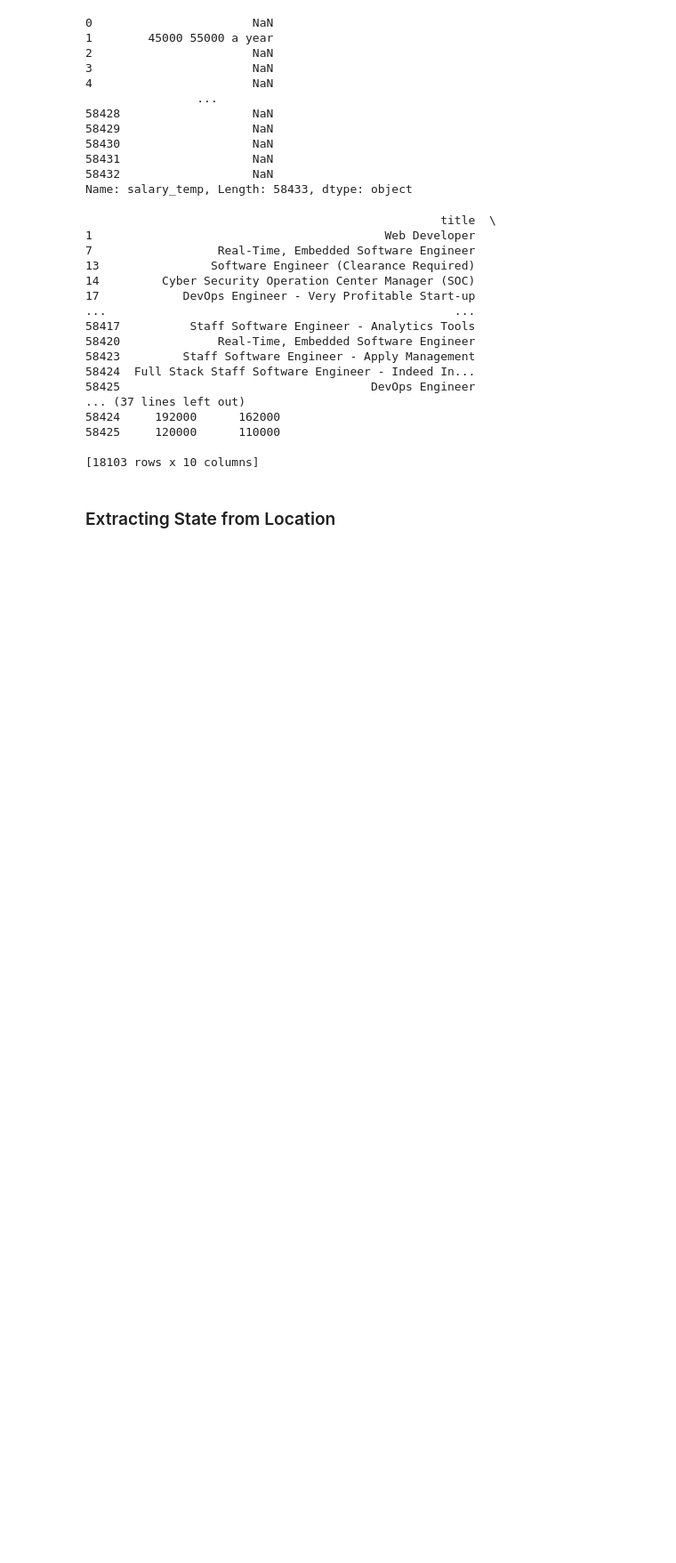
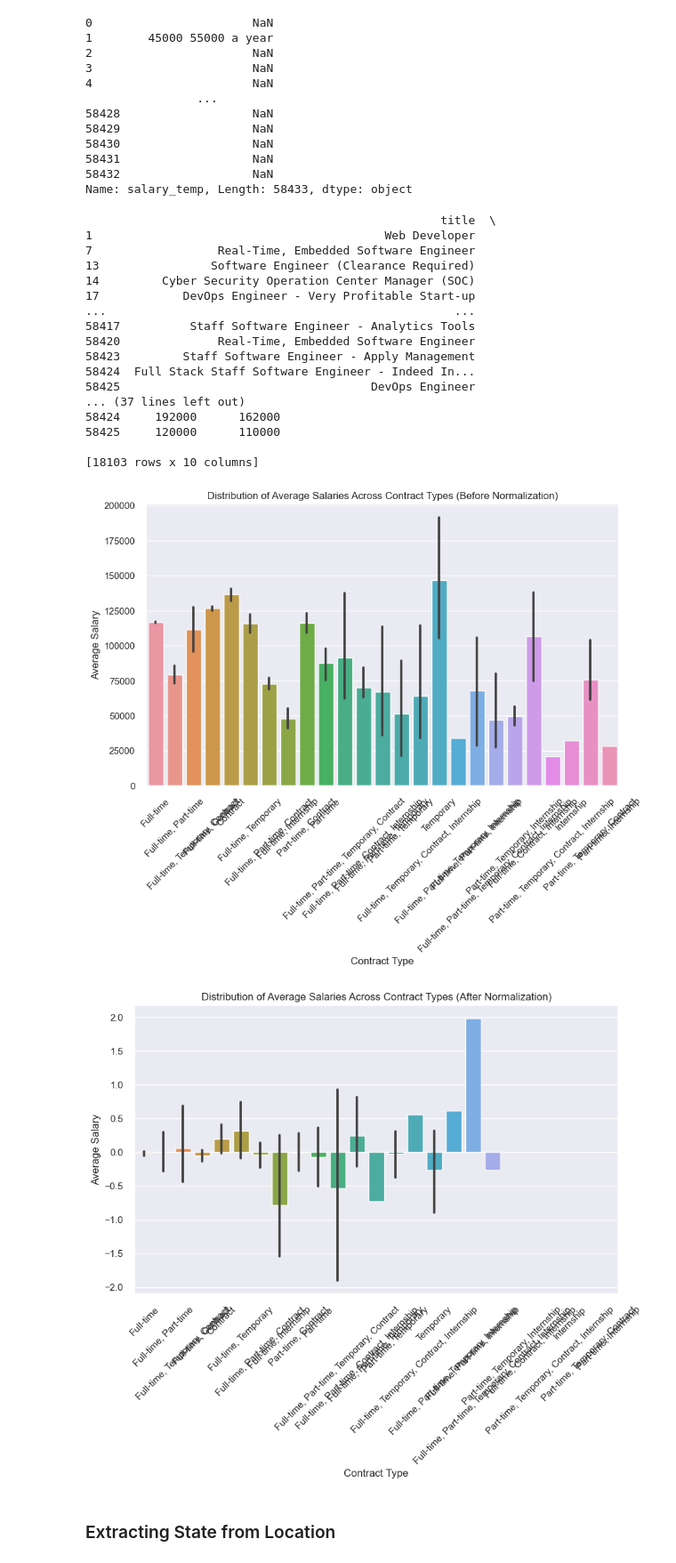
Before and after one commit to svkorepanov/aeds_sg3_salaries, a Jupyter notebook: ADES_WG3_assignment.ipynb, the cells around one changed output. Shown at 89% size. Drawn from its saved outputs; the diff is of its cells as text; code cells hidden in the pictures; blank space fills up the shorter version.

```diff
--- a/ADES_WG3_assignment.ipynb
+++ b/ADES_WG3_assignment.ipynb
@@ -276,34 +276,37 @@ df_scaled_numeric = pd.DataFrame(df_scaled_numeric, columns=numeric_columns)
 # Now, concatenate the scaled numeric columns with the non-numeric columns
 dataframe_scaled = pd.concat([dataframe.drop(columns=numeric_columns), df_scaled_numeric], axis=1)
 
 # Before Normalization
 plt.figure(figsize=(10, 6))
 sns.barplot(x='types', y='avg_salary', data=dataframe)
 plt.title('Distribution of Average Salaries Across Contract Types (Before Normalization)')
 plt.xlabel('Contract Type')
 plt.ylabel('Average Salary')
 plt.xticks(rotation=45)
 plt.show()
 
 # Normalizing contract types (one-hot encoding)
 contract_types_encoded = pd.get_dummies(dataframe_scaled['types'], prefix='contract')
 dataframe_scaled = pd.concat([dataframe_scaled, contract_types_encoded], axis=1)
 
 # Splitting the data into predictors and target variable
 X = dataframe_scaled.drop(columns=['avg_salary'])  # predictors
 y = dataframe_scaled['avg_salary']  # target variable
 
 # Splitting the data into training and testing sets
 X_train, X_test, y_train, y_test = train_test_split(X, y, test_size=0.3, random_state=0)
 
 # After Normalization
 plt.figure(figsize=(10, 6))
-sns.barplot(x='contract_Type', y='avg_salary', data=dataframe_scaled)
+sns.barplot(x='types', y='avg_salary', data=dataframe_scaled)
 plt.title('Distribution of Average Salaries Across Contract Types (After Normalization)')
 plt.xlabel('Contract Type')
 plt.ylabel('Average Salary')
 plt.xticks(rotation=45)
 plt.show()
+# %% [output]
+[figure, added]
+[figure, added]
 # %% [markdown]
 ### Extracting State from Location
 # %%
```
Also changed, not shown: parts of 10 cells of this notebook.
